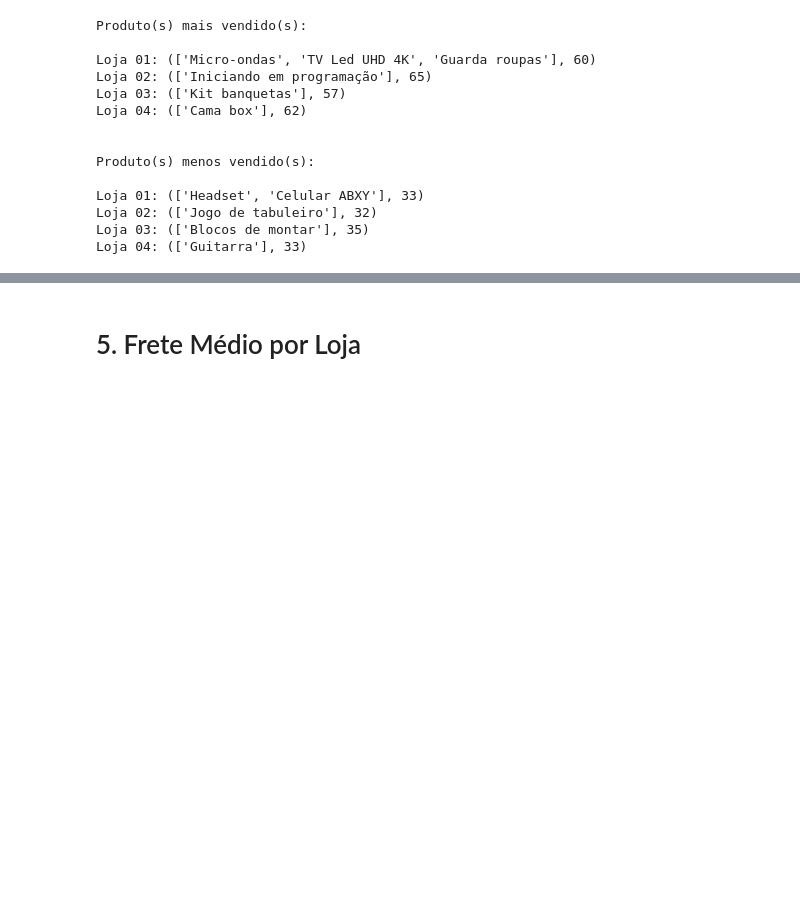
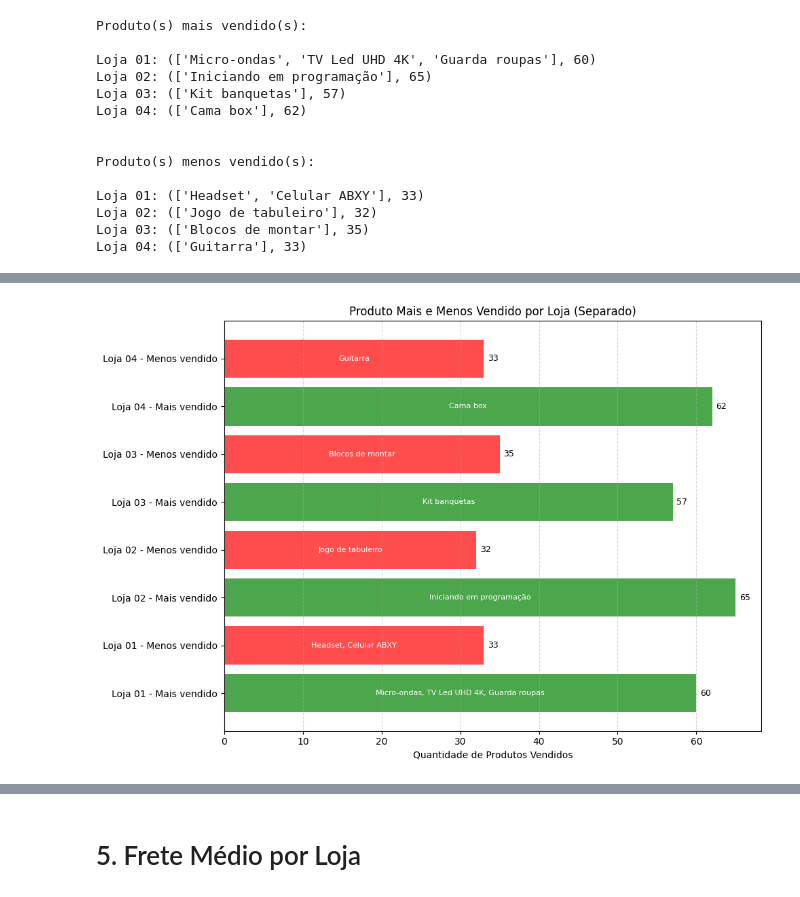
Before and after one commit to ElsCorporation/ChallengeAlluraStore, a Jupyter notebook: AluraStoreBrEdinhoLima.ipynb, the cells around one changed output, grey strips where cells are left out. Cells and saved outputs as stored; diff of their text form; code cells hidden in the pictures; blank space fills up the shorter version.

```diff
--- a/AluraStoreBrEdinhoLima.ipynb
+++ b/AluraStoreBrEdinhoLima.ipynb
@@ -241,0 +325,55 @@ Loja 04: (['Guitarra'], 33)
+# %%
+import matplotlib.pyplot as plt
+
+# Listas de lojas e dados
+lojas = ['Loja 01', 'Loja 02', 'Loja 03', 'Loja 04']
+dados_lojas = [loja, loja2, loja3, loja4]
+
+# Preparar dados
+nomes_mais = []
+nomes_menos = []
+qtd_mais = []
+qtd_menos = []
+
+for loja_dados in dados_lojas:
+    mais, qtd_max = buscarProdutoMaisVendido(loja_dados, 'Produto')
+    menos, qtd_min = buscarProdutoMenosVendido(loja_dados, 'Produto')
+
+    nomes_mais.append(', '.join(mais))
+    nomes_menos.append(', '.join(menos))
+    qtd_mais.append(qtd_max)
+    qtd_menos.append(qtd_min)
+
+# Construir y_labels e valores
+y_labels = []
+valores = []
+cores = []
+nomes_produtos = []
+
+for i, loja_nome in enumerate(lojas):
+    y_labels.extend([f'{loja_nome} - Mais vendido', f'{loja_nome} - Menos vendido'])
+    valores.extend([qtd_mais[i], qtd_menos[i]])
+    cores.extend(['green', 'red'])
+    nomes_produtos.extend([nomes_mais[i], nomes_menos[i]])
+
+# Posições Y para as barras
+y_pos = list(range(len(y_labels)))
+
+# Criar gráfico
+plt.figure(figsize=(10, 7))
+plt.barh(y_pos, valores, color=cores, alpha=0.7)
+
+# Rótulos: nome dentro da barra, valor fora
+for i in y_pos:
+    plt.text(valores[i] / 2, i, nomes_produtos[i], ha='center', va='center', color='white', fontsize=8)
+    plt.text(valores[i] + 0.5, i, f'{valores[i]}', va='center', fontsize=9)
+
+# Configurações finais
+plt.yticks(ticks=y_pos, labels=y_labels)
+plt.xlabel('Quantidade de Produtos Vendidos')
+plt.title('Produto Mais e Menos Vendido por Loja (Separado)')
+plt.grid(axis='x', linestyle='--', alpha=0.5)
+plt.tight_layout()
+plt.show()
+# %% [output]
+[figure, added]
```
Also changed, not shown: parts of 4 cells of this notebook.
